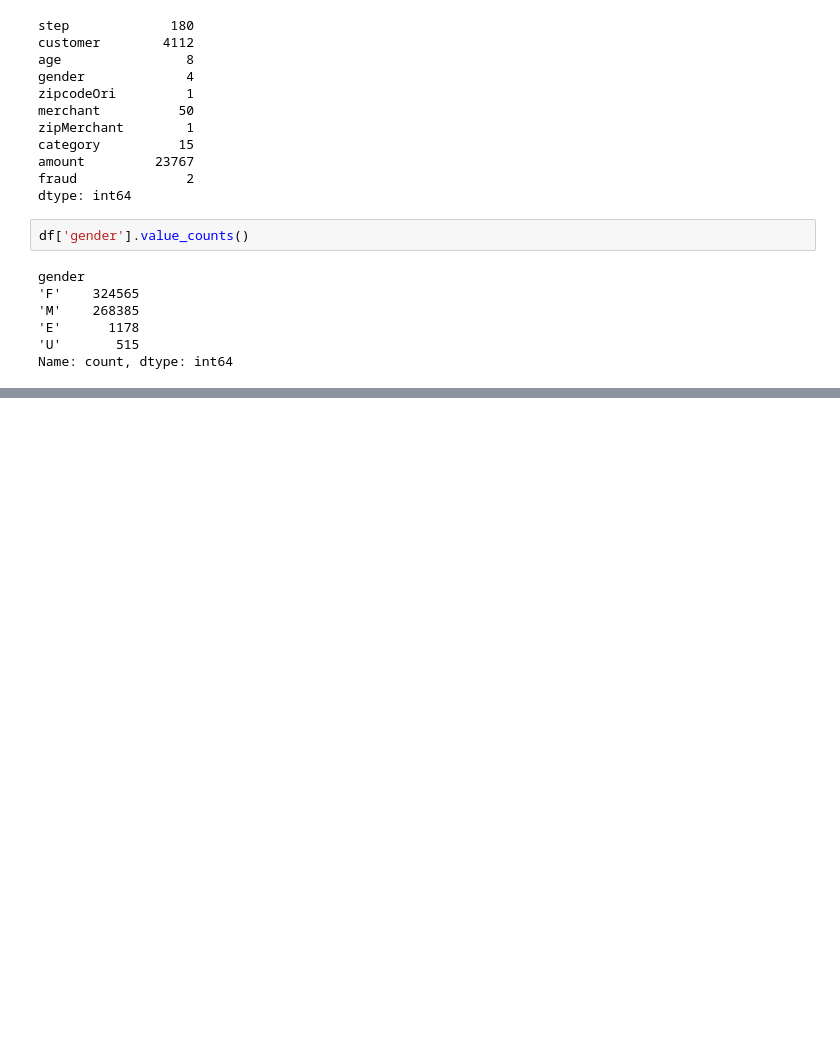
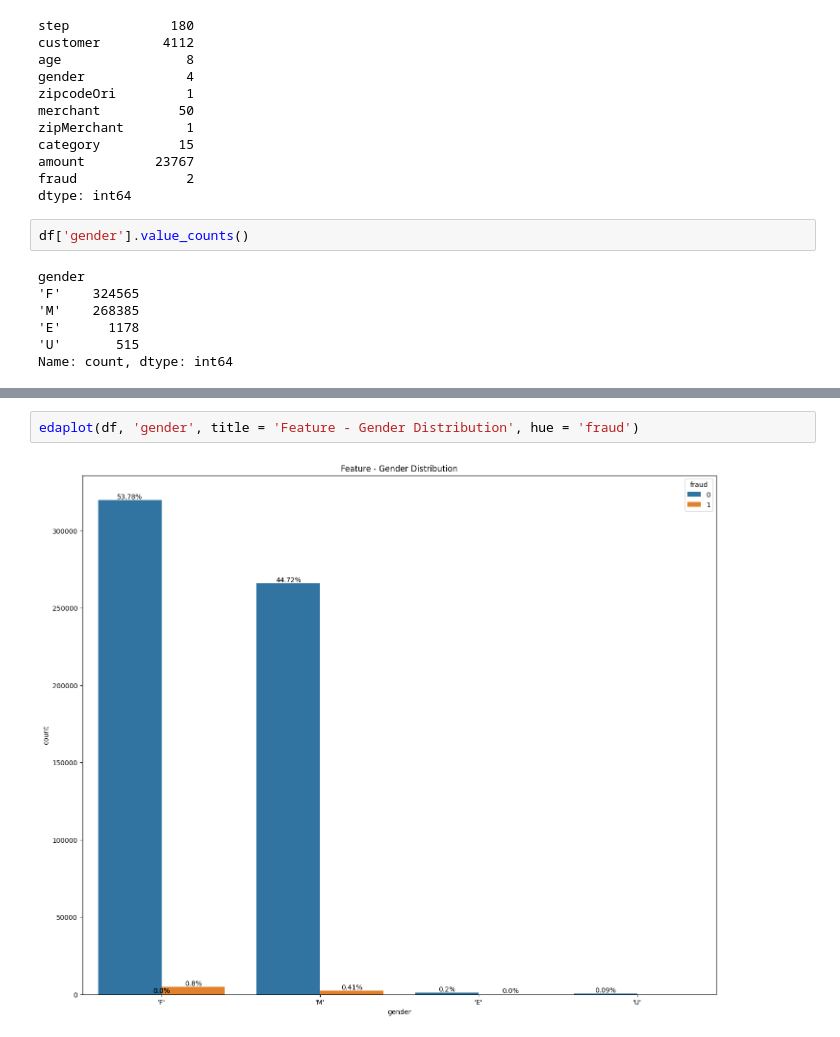
Before and after one commit to Thanh-dev-192006/Credit_Card_-Fraud_-Detection, a Jupyter notebook: notebooks/exploration/EDA.ipynb, the cells around one changed output, grey strips where cells are left out. Cells and saved outputs as stored; diff of their text form; blank space fills up the shorter version.

```diff
--- a/notebooks/exploration/EDA.ipynb
+++ b/notebooks/exploration/EDA.ipynb
@@ -61,0 +110,4 @@ print(statics)
+# %%
+edaplot(df, 'gender', title = 'Feature - Gender Distribution', hue = 'fraud')
+# %% [output]
+[figure, added]
```
Also changed, not shown: parts of 12 cells of this notebook, 1 other file.
